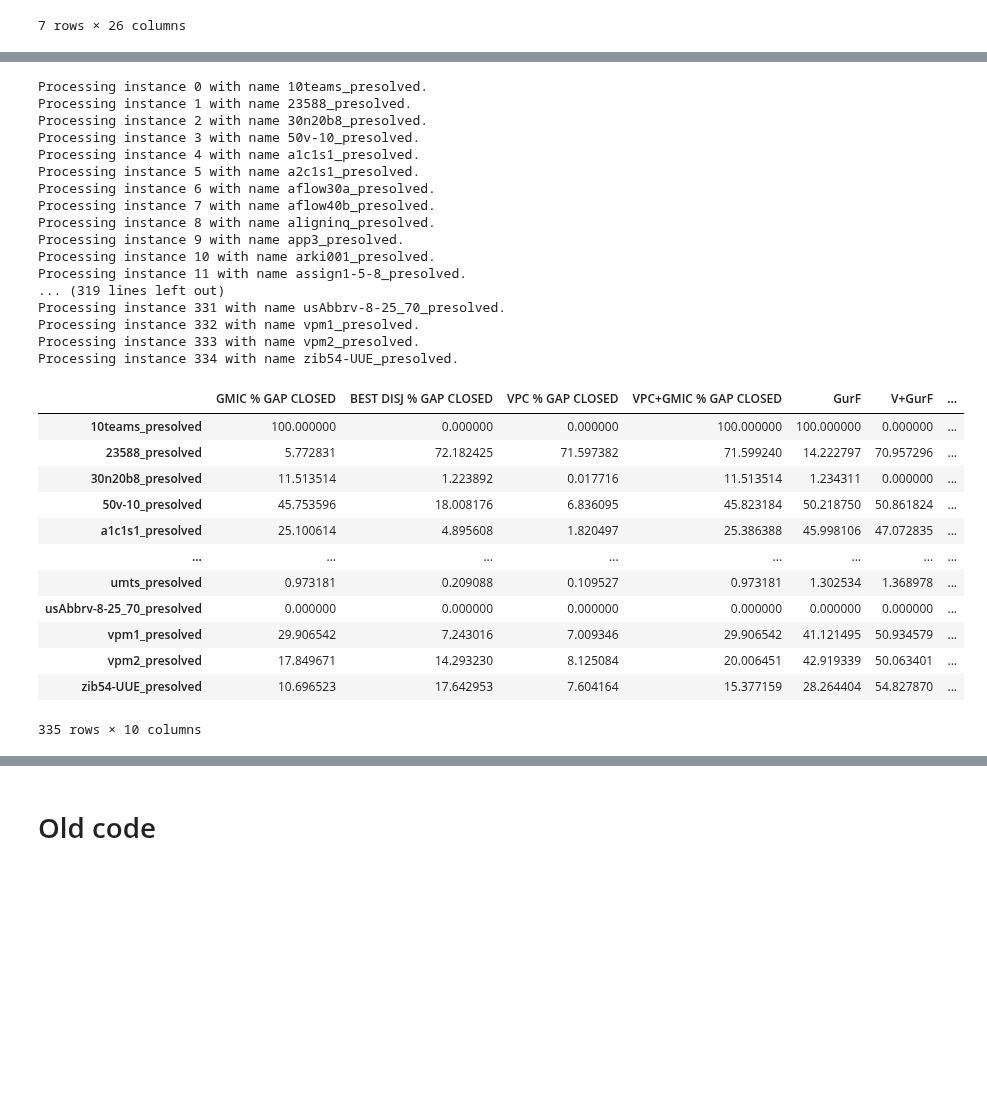
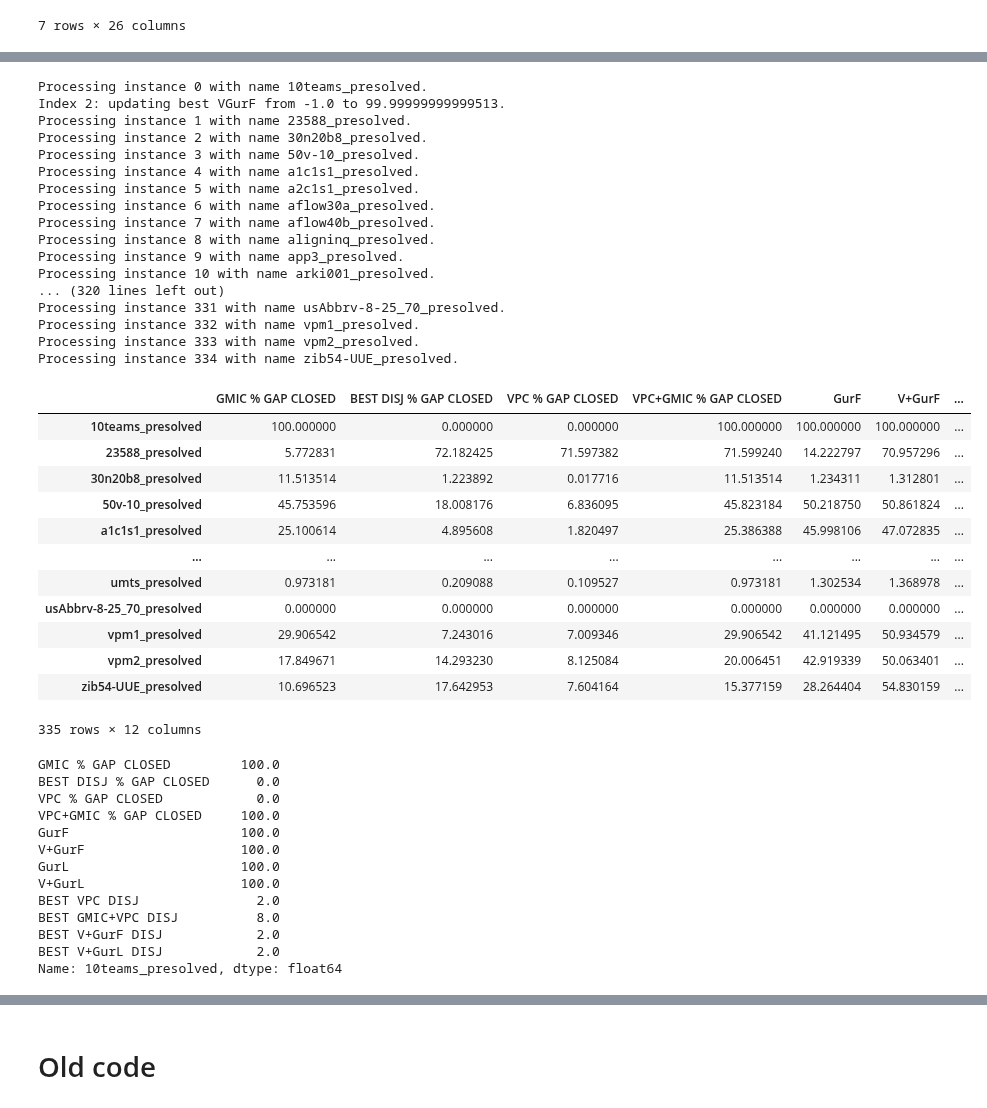
Before and after one commit to akazachk/vpc, a Jupyter notebook: plots/plots.ipynb, the cells around one changed output, grey strips where cells are left out. Drawn from its saved outputs; the diff is of its cells as text; code cells hidden in the pictures; blank space fills up the shorter version.

Commit message:
VGurF and VGurL now are computed correctly in plotting notebook.

```diff
--- a/plots/plots.ipynb
+++ b/plots/plots.ipynb
@@ -507,6 +507,11 @@ display(selected_gap_df.loc['bm23_presolved'])
 inst = "bm23_presolved"
 curr_df = selected_gap_df.loc[inst]
 display(curr_df.loc[0])
+
+inst = "10teams_presolved"
+curr_df = selected_gap_df.loc[inst]
+display(curr_df)
+# display(curr_df.loc[2])
 # row = curr_df
 # display(gap_df.loc[("bm23_presolved",2)])
 # %% [output]
@@ -541,6 +556,8 @@ best_df = pd.DataFrame(
         'V+GurL',
         'BEST VPC DISJ',
         'BEST GMIC+VPC DISJ',
+        'BEST V+GurF DISJ',
+        'BEST V+GurL DISJ',
     ],
     index = selected_instances_dict.keys(),
     dtype = float,
@@ -557,18 +574,18 @@ for i, inst in enumerate(selected_instances_dict.keys()):
     best_vpc = -1.
     best_vpc_disj = -1
     best_vpcgmic = -1.
-    best_vpcgmic_dij = -1
+    best_vpcgmic_disj = -1
+    best_VGurF = -1.
+    best_VGurF_disj = -1
+    best_VGurL = -1.
+    best_VGurL_disj = -1
 
     curr_df = selected_gap_df.loc[inst]
+
+    # Get info for GurF and GurL from the no-VPC row
     row = curr_df.loc[0]
-
     GurF_gap = float(row['REF FIRST_CUT_PASS % GAP CLOSED'])
     GurL_gap = float(row['REF LAST_CUT_PASS % GAP CLOSED'])
-
-    if GurF_gap < EPS:
-        GurF_gap = 0.
-    if GurL_gap < EPS:
-        GurL_gap = 0.
 
     for index, row in curr_df.iterrows():
         num_disj_terms = int(row['NUM DISJ TERMS'])
@@ -583,58 +600,57 @@ for i, inst in enumerate(selected_instances_dict.keys()):
         VGurF_gap = float(row['REF+V FIRST_CUT_PASS % GAP CLOSED'])
         VGurL_gap = float(row['REF+V LAST_CUT_PASS % GAP CLOSED'])
 
-        if gmic_gap < EPS:
-            gmic_gap = 0.
-        if disj_gap < EPS:
-            disj_gap = 0.
-        if vpc_gap < EPS:
-            vpc_gap = 0.
-        if vpcgmic_gap < EPS:
-            vpcgmic_gap = 0.
-
         if best_vpc < vpc_gap:
             best_vpc = vpc_gap
             best_vpc_disj = index
         if best_vpcgmic < vpcgmic_gap:
             best_vpcgmic = vpcgmic_gap
             best_vpcgmic_disj = index
+        if best_VGurF < VGurF_gap:
+            best_VGurF = VGurF_gap
+            best_VGurF_disj = index
+        if best_VGurL < VGurL_gap:
+            best_VGurL = VGurL_gap
+            best_VGurL_disj = index
 
     best_df.iloc[i] = [
-        gmic_gap,
-        disj_gap,
-        best_vpc,
-        best_vpcgmic,
-        GurF_gap,
-        VGurF_gap,
-        GurL_gap,
-        VGurL_gap,
+        gmic_gap if gmic_gap >= EPS else 0.,
+        disj_gap if disj_gap >= EPS else 0.,
+        best_vpc if best_vpc >= EPS else 0.,
+        best_vpcgmic if best_vpcgmic >= EPS else 0.,
+        GurF_gap if GurF_gap >= EPS else 0.,
+        best_VGurF if best_VGurF >= EPS else 0.,
+        GurL_gap if GurL_gap >= EPS else 0.,
+        best_VGurL if best_VGurL >= EPS else 0.,
         best_vpc_disj,
         best_vpcgmic_disj,
+        best_VGurF_disj,
+        best_VGurL_disj,
     ]
 
 display(best_df)
 # %% [output]
 Processing instance 0 with name 10teams_presolved.
+Index 2: updating best VGurF from -1.0 to 99.99999999999513.
 Processing instance 1 with name 23588_presolved.
 Processing instance 2 with name 30n20b8_presolved.
 Processing instance 3 with name 50v-10_presolved.
 Processing instance 4 with name a1c1s1_presolved.
 Processing instance 5 with name a2c1s1_presolved.
 Processing instance 6 with name aflow30a_presolved.
 Processing instance 7 with name aflow40b_presolved.
 Processing instance 8 with name aligninq_presolved.
 Processing instance 9 with name app3_presolved.
 Processing instance 10 with name arki001_presolved.
-Processing instance 11 with name assign1-5-8_presolved.
-... (319 lines left out)
+... (320 lines left out)
 Processing instance 331 with name usAbbrv-8-25_70_presolved.
 Processing instance 332 with name vpm1_presolved.
 Processing instance 333 with name vpm2_presolved.
 Processing instance 334 with name zib54-UUE_presolved.
 |  | GMIC % GAP CLOSED | BEST DISJ % GAP CLOSED | VPC % GAP CLOSED | VPC+GMIC % GAP CLOSED | GurF | V+GurF | ... |
-| 10teams_presolved | 100.000000 | 0.000000 | 0.000000 | 100.000000 | 100.000000 | 0.000000 | ... |
+| 10teams_presolved | 100.000000 | 0.000000 | 0.000000 | 100.000000 | 100.000000 | 100.000000 | ... |
 | 23588_presolved | 5.772831 | 72.182425 | 71.597382 | 71.599240 | 14.222797 | 70.957296 | ... |
-| 30n20b8_presolved | 11.513514 | 1.223892 | 0.017716 | 11.513514 | 1.234311 | 0.000000 | ... |
+| 30n20b8_presolved | 11.513514 | 1.223892 | 0.017716 | 11.513514 | 1.234311 | 1.312801 | ... |
 | 50v-10_presolved | 45.753596 | 18.008176 | 6.836095 | 45.823184 | 50.218750 | 50.861824 | ... |
 | a1c1s1_presolved | 25.100614 | 4.895608 | 1.820497 | 25.386388 | 45.998106 | 47.072835 | ... |
 | ... | ... | ... | ... | ... | ... | ... | ... |
@@ -642,8 +658,21 @@ Processing instance 334 with name zib54-UUE_presolved.
 | usAbbrv-8-25_70_presolved | 0.000000 | 0.000000 | 0.000000 | 0.000000 | 0.000000 | 0.000000 | ... |
 | vpm1_presolved | 29.906542 | 7.243016 | 7.009346 | 29.906542 | 41.121495 | 50.934579 | ... |
 | vpm2_presolved | 17.849671 | 14.293230 | 8.125084 | 20.006451 | 42.919339 | 50.063401 | ... |
-| zib54-UUE_presolved | 10.696523 | 17.642953 | 7.604164 | 15.377159 | 28.264404 | 54.827870 | ... |
+| zib54-UUE_presolved | 10.696523 | 17.642953 | 7.604164 | 15.377159 | 28.264404 | 54.830159 | ... |
-335 rows × 10 columns
+335 rows × 12 columns
+GMIC % GAP CLOSED         100.0
+BEST DISJ % GAP CLOSED      0.0
+VPC % GAP CLOSED            0.0
+VPC+GMIC % GAP CLOSED     100.0
+GurF                      100.0
+V+GurF                    100.0
+GurL                      100.0
+V+GurL                    100.0
+BEST VPC DISJ               2.0
+BEST GMIC+VPC DISJ          8.0
+BEST V+GurF DISJ            2.0
+BEST V+GurL DISJ            2.0
+Name: 10teams_presolved, dtype: float64
 # %%
 ## Create avg_df = average gap closed across instances
 
```
Also changed, not shown: parts of 3 cells of this notebook.
